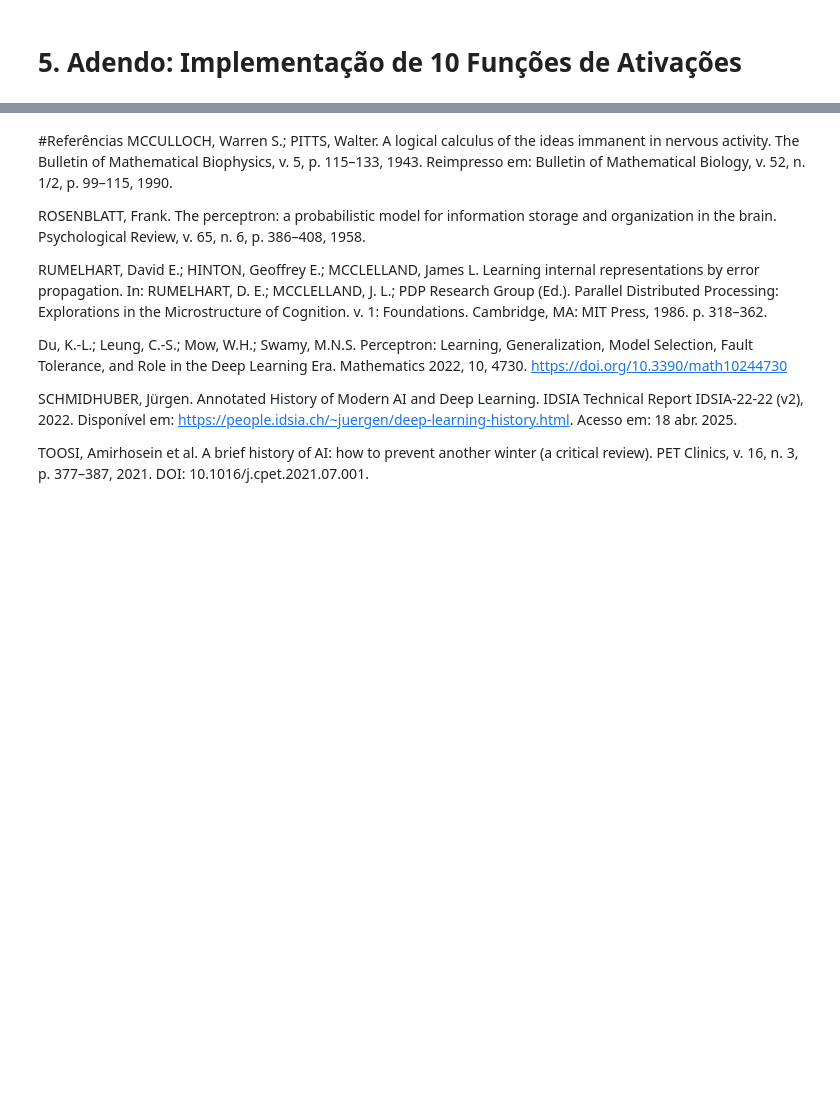
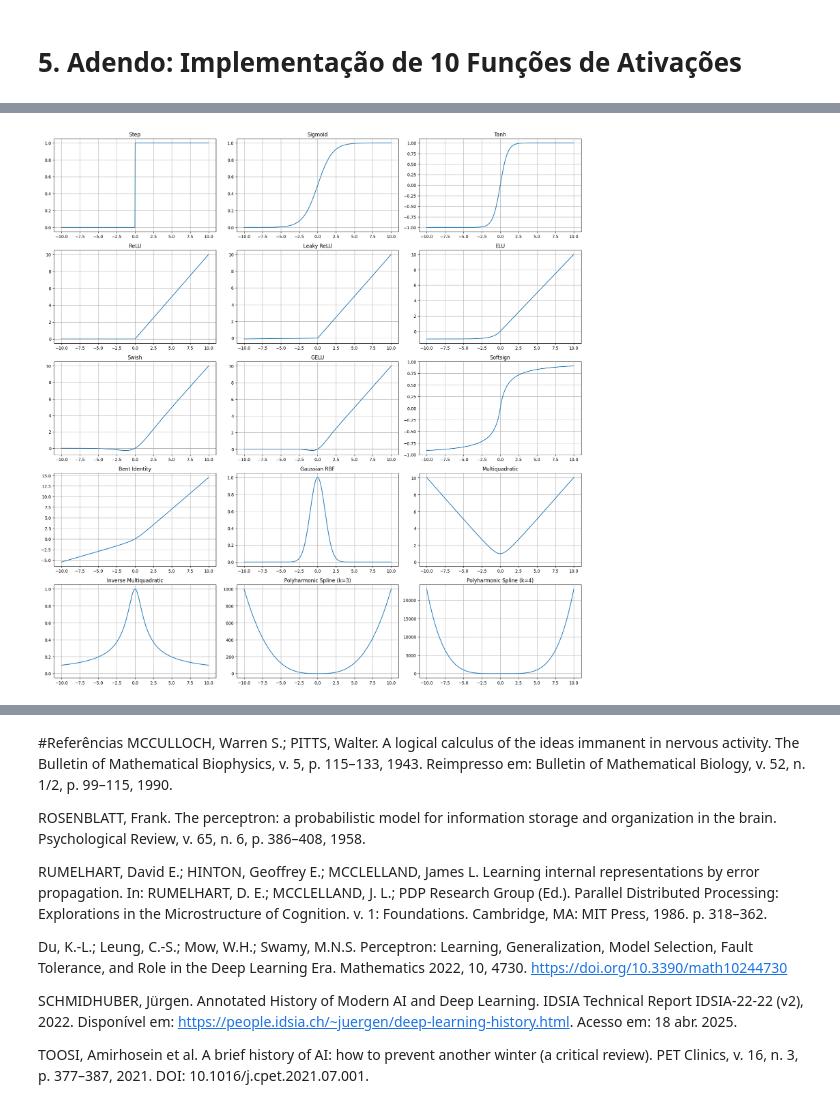
Before and after one commit to EmanuelSilva69/Redes_Neurais_Perceptron, a Jupyter notebook: G_EMANUEL_PERCEPTRON/perceptron.ipynb, the cells around one changed output, grey strips where cells are left out. Drawn from its saved outputs; the diff is of its cells as text; code cells hidden in the pictures; blank space fills up the shorter version.

```diff
--- a/G_EMANUEL_PERCEPTRON/perceptron.ipynb
+++ b/G_EMANUEL_PERCEPTRON/perceptron.ipynb
@@ -1240,0 +1365,74 @@ Portanto, a MLP é o elo entre os primeiros neurônios artificiais e os modelos
+# %%
+import numpy as np
+import matplotlib.pyplot as plt
+
+# Intervalo de entrada
+x_vals = np.linspace(-10, 10, 500)
+
+# Parâmetros para algumas funções
+c = 0
+sigma = 1.0
+a = 1.0
+
+# === Definições das funções de ativação ===
+def step(u): return np.where(u >= 0, 1, 0)
+def sigmoid(x): return 1 / (1 + np.exp(-x))
+def tanh(x): return np.tanh(x)
+def relu(x): return np.maximum(0, x)
+def leaky_relu(x, alpha=0.01): return np.where(x > 0, x, alpha * x)
+def elu(x, alpha=1.0): return np.where(x >= 0, x, alpha * (np.exp(x) - 1))
+def swish(x): return x * sigmoid(x)
+def gelu(x): return 0.5 * x * (1 + np.tanh(np.sqrt(2 / np.pi) * (x + 0.044715 * x**3)))
+def softsign(x): return x / (1 + np.abs(x))
+def bent_identity(x): return (np.sqrt(x**2 + 1) - 1) / 2 + x
+def gaussian_rbf(x, c=0, sigma=1.0): return np.exp(-((x - c)**2) / (2 * sigma**2))
+def multiquadratic(x, c=0, a=1.0): return np.sqrt((x - c)**2 + a**2)
+def inverse_multiquadratic(x, c=0, a=1.0): return 1 / np.sqrt((x - c)**2 + a**2)
+def polyharmonic_spline(x, k=3, c=0):
+    r = np.abs(x - c)
+    return np.where(k % 2 == 1, r**k, r**k * np.log(r + 1e-9))
+
+# === Dicionário com todas as funções para plotagem ===
+funcoes_plot = {
+    "Step": step,
+    "Sigmoid": sigmoid,
+    "Tanh": tanh,
+    "ReLU": relu,
+    "Leaky ReLU": leaky_relu,
+    "ELU": elu,
+    "Swish": swish,
+    "GELU": gelu,
+    "Softsign": softsign,
+    "Bent Identity": bent_identity,
+    "Gaussian RBF": lambda x: gaussian_rbf(x, c=c, sigma=sigma),
+    "Multiquadratic": lambda x: multiquadratic(x, c=c, a=a),
+    "Inverse Multiquadratic": lambda x: inverse_multiquadratic(x, c=c, a=a),
+    "Polyharmonic Spline (k=3)": lambda x: polyharmonic_spline(x, k=3, c=c),
+    "Polyharmonic Spline (k=4)": lambda x: polyharmonic_spline(x, k=4, c=c)
+}
+
+# === Criação dos subplots ===
+fig, axs = plt.subplots(6, 3, figsize=(18, 22))
+axs = axs.ravel()
+
+# === Plotagem de cada função ===
+for idx, (nome, func) in enumerate(funcoes_plot.items()):
+    try:
+        y_vals = func(x_vals)
+        axs[idx].plot(x_vals, y_vals)
+        axs[idx].set_title(nome)
+        axs[idx].grid(True)
+        axs[idx].axhline(0, color='gray', linestyle='--', lw=0.5)
+        axs[idx].axvline(0, color='gray', linestyle='--', lw=0.5)
+    except Exception as e:
+        axs[idx].text(0.5, 0.5, f"Erro: {str(e)}", ha='center', va='center')
+        axs[idx].set_title(nome)
+
+# Remover subplots extras
+for i in range(len(funcoes_plot), len(axs)):
+    fig.delaxes(axs[i])
+
+plt.tight_layout()
+plt.show()
+# %% [output]
+[figure, added]
```
Also changed, not shown: parts of 3 cells of this notebook.
